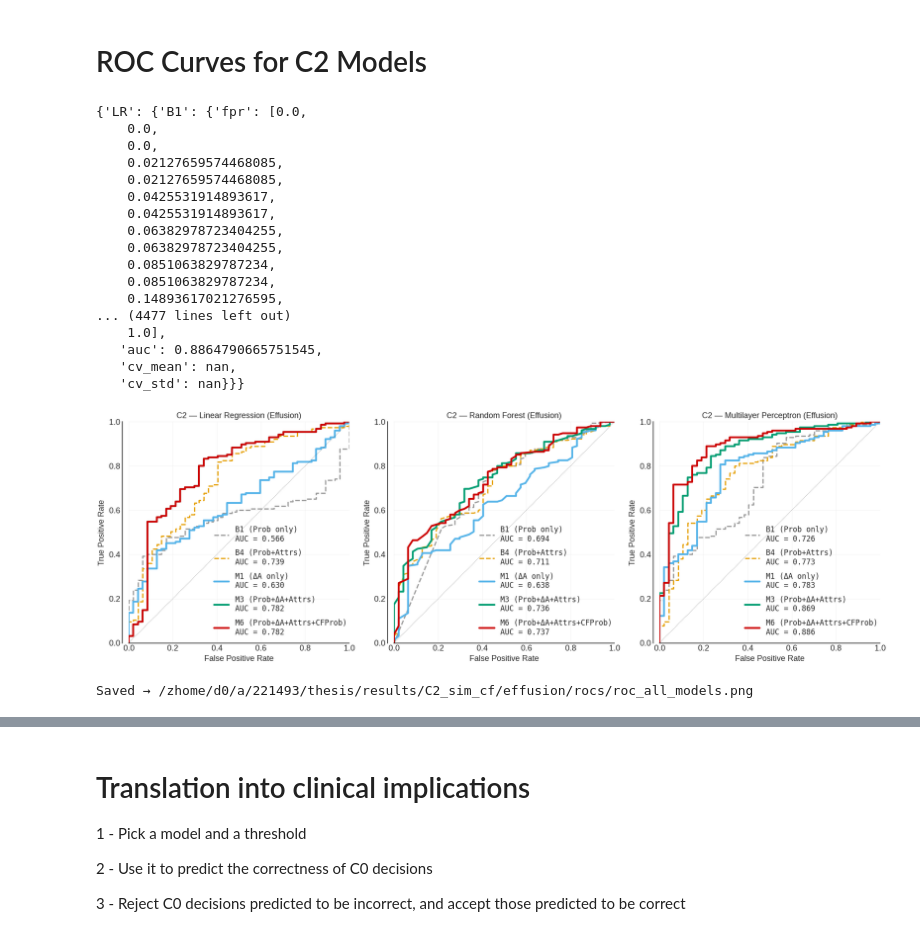
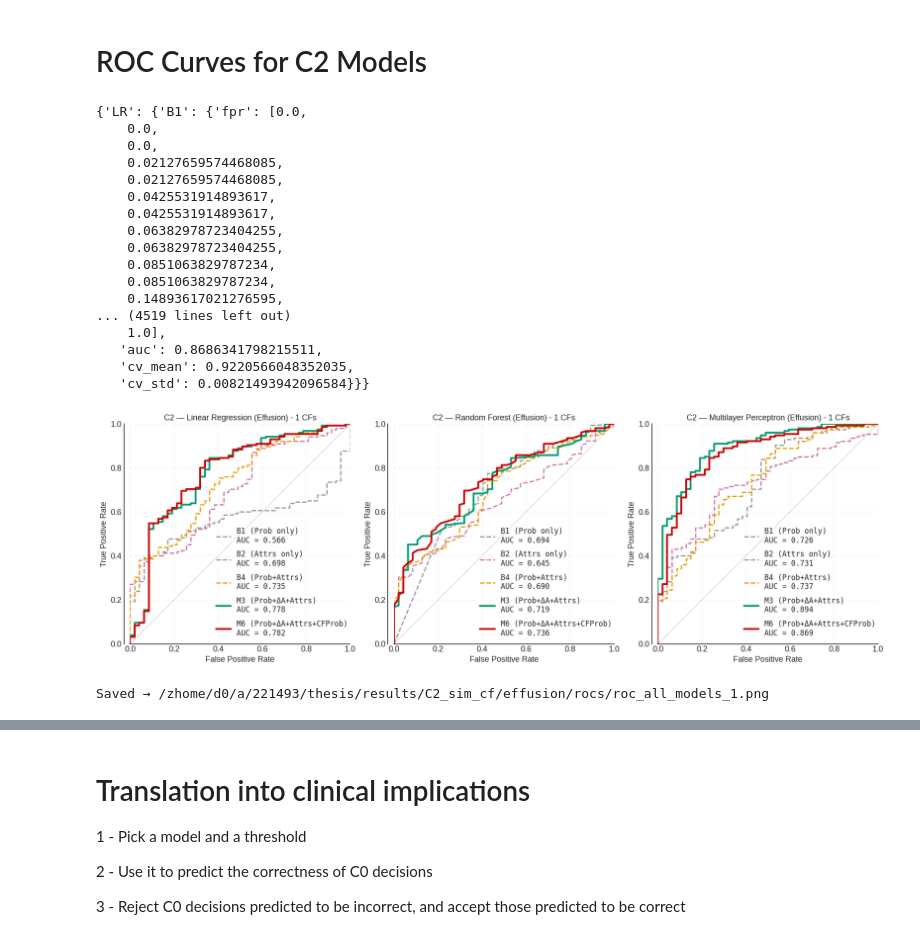
Before and after one commit to joaommata/masters_thesis, a Jupyter notebook: notebooks/c2_performance_analysis.ipynb, the cells around one changed output, grey strips where cells are left out. Drawn from its saved outputs; the diff is of its cells as text; code cells hidden in the pictures.

```diff
--- a/notebooks/c2_performance_analysis.ipynb
+++ b/notebooks/c2_performance_analysis.ipynb
@@ -23,12 +25,12 @@ disease_prob_col = f'{DISEASE}_prob'
 # %%
 # ── Load data and identify column groups ──────────────────────────────────────
-valid_df = pd.read_csv(os.path.join(INPUT_DIR, 'valid_with_diff_vectors.csv'))
-train_df = pd.read_csv(os.path.join(INPUT_DIR, 'train_with_diff_vectors.csv'))
+valid_df = pd.read_csv(os.path.join(INPUT_DIR, f'valid_with_diff_vectors_{cf_count}.csv'))
+train_df = pd.read_csv(os.path.join(INPUT_DIR, f'train_with_diff_vectors_{cf_count}.csv'))
 
 diff_cols = [c for c in train_df.columns if c.startswith('delta_')]
 emb_cols  = [c for c in train_df.columns if c.startswith('emb_')]
 meta_cols = {disease_prob_col, f'{DISEASE}_pred', f'{DISEASE}_true',
-             'correct', 'path', 'patient_id'}
+             'correct', 'path', 'patient_id', 'cf_prob'}
 attr_cols = [c for c in train_df.columns
              if c not in meta_cols
              and not c.startswith('delta_')
@@ -54,12 +56,12 @@ M6 feature matrix shape: (202, 927)  (expected 927)
 # %%
 # ── Load models and their saved scalers ───────────────────────────────────────
-lr_m6        = joblib.load(f'{INPUT_DIR}/lr/lr_m6_model.pkl')
-lr_m6_scaler = joblib.load(f'{INPUT_DIR}/lr/lr_m6_scaler.pkl')
+lr_m6        = joblib.load(f'{INPUT_DIR}/cf{cf_count}_lr/lr_m6_model.pkl')
+lr_m6_scaler = joblib.load(f'{INPUT_DIR}/cf{cf_count}_lr/lr_m6_scaler.pkl')
 
-mlp_m6        = joblib.load(f'{INPUT_DIR}/mlp/mlp_m6_model.pkl')
-mlp_m6_scaler = joblib.load(f'{INPUT_DIR}/mlp/mlp_m6_scaler.pkl')
+mlp_m6        = joblib.load(f'{INPUT_DIR}/cf{cf_count}_mlp/mlp_m6_model.pkl')
+mlp_m6_scaler = joblib.load(f'{INPUT_DIR}/cf{cf_count}_mlp/mlp_m6_scaler.pkl')
 
-rf_m6 = joblib.load(f'{INPUT_DIR}/rf/rf_m6_model.pkl')
+rf_m6 = joblib.load(f'{INPUT_DIR}/cf{cf_count}_rf/rf_m6_model.pkl')
 # %%
 # ── Run inference ─────────────────────────────────────────────────────────────
 lr_probs  = lr_m6.predict_proba(lr_m6_scaler.transform(X_M6_va))[:, 1]
@@ -173,17 +172,17 @@ import os
 # Load the json with the ROC Curve data
 
 BASE_DIR = '/zhome/d0/a/221493/thesis/'
-ROC_PATH = BASE_DIR + "results/C2_sim_cf/effusion/roc_data.json"
-OUTPUT_DIR = BASE_DIR + "results/C2_sim_cf/effusion/rocs"
+ROC_PATH = BASE_DIR + f"results/C2_sim_cf/effusion/roc_data_{cf_count}.json"
+OUTPUT_DIR = BASE_DIR + f"results/C2_sim_cf/effusion/rocs"
 # %%
 # Which models to plot — one figure per model
 MODELS_TO_PLOT = ['LR', 'RF', 'MLP']
 
 # Which configs to show per model — comment out any you don't want
 CONFIGS_TO_SHOW = {
-    'LR':  ['B1', 'B4', 'M1', 'M3', 'M6'],
-    'RF':  ['B1', 'B4', 'M1', 'M3', 'M6'],
-    'MLP': ['B1', 'B4', 'M1', 'M3', 'M6'],
+    'LR':  ['B1', 'B2', 'B4', 'M3', 'M6'],
+    'RF':  ['B1', 'B2', 'B4', 'M3', 'M6'],
+    'MLP': ['B1', 'B2', 'B4', 'M3', 'M6'],
 }
 
 # Colors and styles — edit freely
@@ -235,11 +234,11 @@ roc_data
     0.0851063829787234,
     0.0851063829787234,
     0.14893617021276595,
-... (4477 lines left out)
+... (4519 lines left out)
     1.0],
-   'auc': 0.8864790665751545,
-   'cv_mean': nan,
-   'cv_std': nan}}}
+   'auc': 0.8686341798215511,
+   'cv_mean': 0.9220566048352035,
+   'cv_std': 0.00821493942096584}}}
 # %%
 plt.style.use('seaborn-v0_8-white')
 plt.rcParams.update({
@@ -266,34 +265,34 @@ for ax, model_name in zip(axes, MODELS_TO_PLOT):
         auc = d['auc']
         # two-line label: config name on first line, AUC on second
         ax.plot(d['fpr'], d['tpr'],
                 color=COLORS[tag],
                 lw=LINEWIDTHS[tag],
                 ls=LINESTYLES[tag],
                 label=f"{LABELS[tag]}\nAUC = {auc:.3f}")
 
     ax.plot([0, 1], [0, 1], 'k:', lw=0.8, alpha=0.5)
     ax.set_xlabel('False Positive Rate')
     ax.set_ylabel('True Positive Rate')
     name = "Linear Regression" if model_name == 'LR' else ("Random Forest" if model_name == 'RF' else "Multilayer Perceptron")
-    ax.set_title(f'C2 — {name} (Effusion)')
+    ax.set_title(f'C2 — {name} (Effusion) - {cf_count} CFs')
     ax.set_xlim(0, 1)
     ax.set_ylim(0, 1)
     ax.spines['left'].set_position(('outward', 10))
     ax.legend(loc='lower right',
               bbox_to_anchor=(1.02, 0.0),
               prop={'family': 'monospace', 'size': 12},
               framealpha=0.95,
               edgecolor='#cccccc',
               handlelength=2,
               labelspacing=0.8)
     ax.grid(alpha=0.30, linewidth=0.5)
 
 plt.tight_layout()
-out_path = os.path.join(OUTPUT_DIR, 'roc_all_models.png')
+out_path = os.path.join(OUTPUT_DIR, f'roc_all_models_{cf_count}.png')
 os.makedirs(OUTPUT_DIR, exist_ok=True)
 plt.savefig(out_path, dpi=600, bbox_inches='tight')
 plt.show()
 print(f'Saved → {out_path}')
 # %% [output]
-[figure, old version]
+[figure, new version]
-Saved → /zhome/d0/a/221493/thesis/results/C2_sim_cf/effusion/rocs/roc_all_models.png
+Saved → /zhome/d0/a/221493/thesis/results/C2_sim_cf/effusion/rocs/roc_all_models_1.png
```
Also changed, not shown: parts of 13 cells of this notebook, 32 other files.
